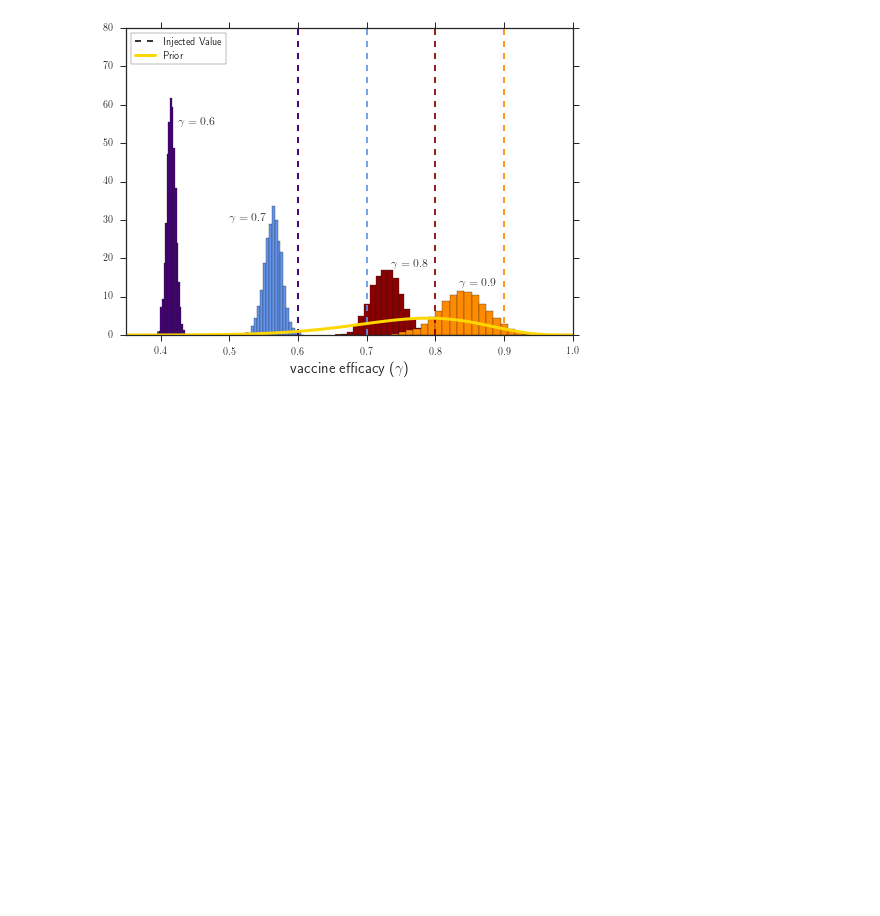
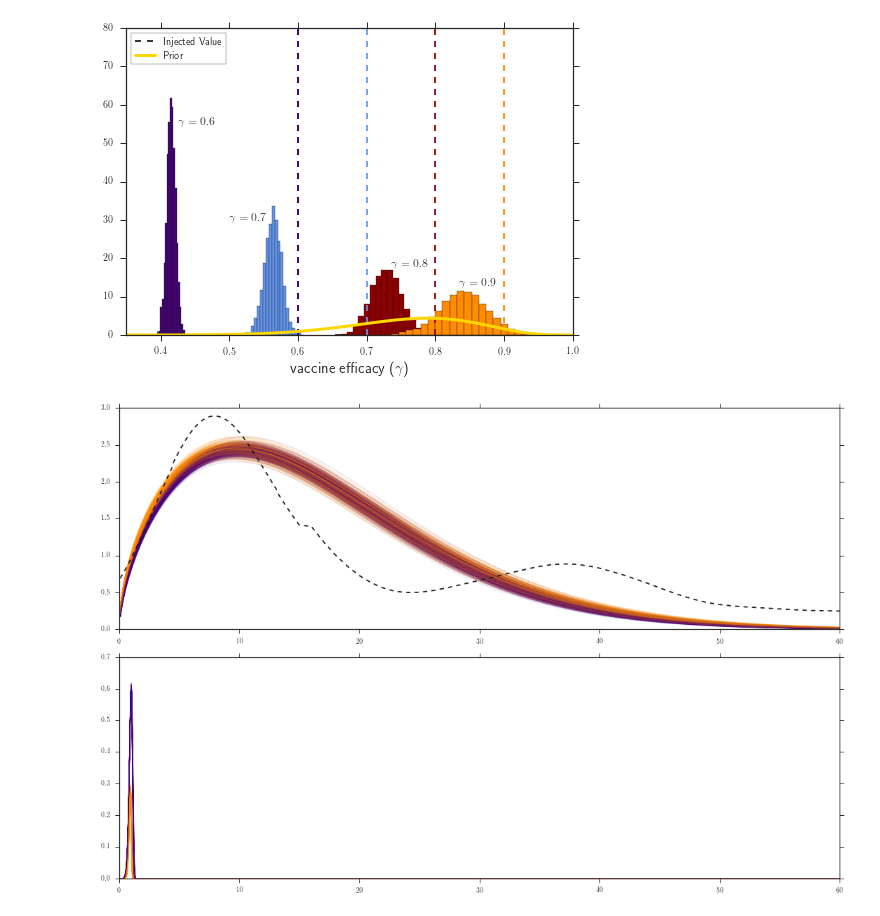
Before and after one commit to lmaesampson/CompetingRates, a Jupyter notebook: Code/Figures.ipynb, the cells around one changed output. Saved outputs shown, nothing was run; the diff lists cells and outputs as text; code cells hidden in the pictures; blank space fills up the shorter version.

Commit message:
worked on Figures code

```diff
--- a/Code/Figures.ipynb
+++ b/Code/Figures.ipynb
@@ -116,4 +116,81 @@ plt.xlabel('vaccine efficacy ($\gamma$)',fontsize=15)
 plt.savefig('veff_fakedata_vaxserocase.pdf')
 # %% [output]
 [figure]
+# %%
+#Look at vh and foi:
+foiinj = np.genfromtxt('../Simulations/foi_injected.csv',delimiter=',') #injected foi
+nspace = 2000
+x = np.linspace(1,60*12,nspace)
+foi50 = np.zeros(nspace)
+foi60 = np.zeros(nspace)
+foi70 = np.zeros(nspace)
+foi80 = np.zeros(nspace)
+foi90 = np.zeros(nspace)
+
+vhaz60 = np.zeros(nspace)
+vhaz70 = np.zeros(nspace)
+vhaz80 = np.zeros(nspace)
+vhaz90 = np.zeros(nspace)
+
+l = len(samples60[:,0])
+l = 2000
+nplot = 300
+fig, axes = plt.subplots(nrows=2, ncols=1, figsize=(15,10))
+ax0, ax1 = axes.flatten()
+
+for k in range(nplot):
+    index = np.random.randint(l)
+
+    va60 = samples60[index,0]
+    vb60 = samples60[index,1]
+    vh60 = samples60[index,2]
+    fa60 = samples60[index,3]
+    fb60 = samples60[index,4]
+    fh60 = samples60[index,5]
+    ve60 = samples60[index,6]
+
+    va70 = samples70[index,0]
+    vb70 = samples70[index,1]
+    vh70 = samples70[index,2]
+    fa70 = samples70[index,3]
+    fb70 = samples70[index,4]
+    fh70 = samples70[index,5]
+    ve70 = samples70[index,6]
+
+    va80 = samples80[index,0]
+    vb80 = samples80[index,1]
+    vh80 = samples80[index,2]
+    fa80 = samples80[index,3]
+    fb80 = samples80[index,4]
+    fh80 = samples80[index,5]
+    ve80 = samples80[index,6]
+
+
+    va90 = samples90[index,0]
+    vb90 = samples90[index,1]
+    vh90 = samples90[index,2]
+    fa90 = samples90[index,3]
+    fb90 = samples90[index,4]
+    fh90 = samples90[index,5]
+    ve90 = samples90[index,6]
+
+
+    j = 0
+    for i in x:
+        a = float(i)
+        foi90[j] = fh90*(a/fb90)**(fa90-1.)*np.exp(-(a/fb90)**(fa90))
+        vhaz90[j] = vh90*(a/vb90)**(va90-1.)*np.exp(-(a/vb90)**(va90))
+
+        foi60[j] = fh60*(a/fb60)**(fa60-1.)*np.exp(-(a/fb60)**(fa60))
+        vhaz60[j] = vh60*(a/vb60)**(va60-1.)*np.exp(-(a/vb60)**(va60))
+        j += 1
+    ax0.plot(x/12.,foi90,alpha=0.1,color='darkorange')
+    ax0.plot(x/12.,foi60,alpha=0.1,color='indigo')
+    ax1.plot(x/12.,vhaz90,alpha=0.1,color='darkorange',linewidth=1)
+    ax1.plot(x/12.,vhaz60,alpha=0.1,color='indigo',linewidth=1)
+
+ax0.plot(foiinj[:,0]/12.,foiinj[:,1]/10.,'k--')
+fig.tight_layout()
+# %% [output]
+[figure, added]
 # %%
```
Also changed, not shown: parts of 1 cell of this notebook.
